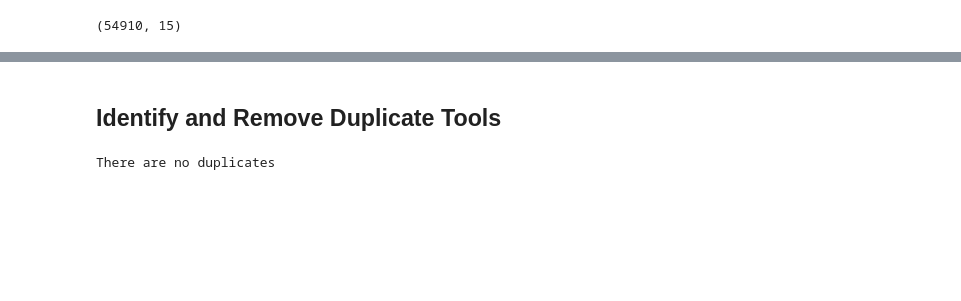
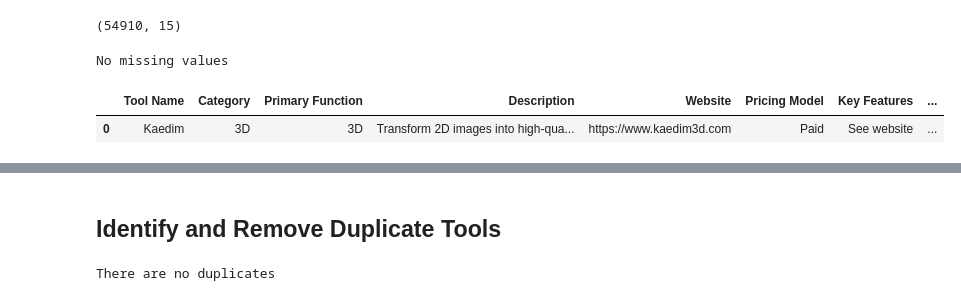
Before and after one commit to KudoroEsther/Files_Deep_Learning, a Jupyter notebook: NeuraGuide/Data_validation_copy.ipynb, the cells around one changed output, grey strips where cells are left out. Cells and saved outputs as stored; diff of their text form; code cells hidden in the pictures; blank space fills up the shorter version.

```diff
--- a/NeuraGuide/Data_validation_copy.ipynb
+++ b/NeuraGuide/Data_validation_copy.ipynb
@@ -34,10 +28,7 @@ logger = logging.getLogger(__name__)
 Importing libraries...
 Libraries imported!
 # %%
-# url = r"C:\Users\owner\Desktop\Files_Deep_Learning\NeuraGuide\AI_Tools.csv"
-# url = r"C:\Users\owner\Desktop\Files_Deep_Learning\NeuraGuide\Test2.csv"
-url = r"C:\Users\owner\Desktop\Files_Deep_Learning\NeuraGuide\Cleaned_AI_Tools_final.csv"
-
+url = r"C:\Users\owner\Desktop\Files_Deep_Learning\NeuraGuide\AI_Tools.csv"
 def load_data(path):
     data = pd.read_csv(path)
     return data
@@ -99,3 +57,33 @@ df.head()
 df.shape
 # %% [output]
 (54910, 15)
+# %%
+def check_missing_values(df):
+    missing_values = df.isnull().sum()
+    if missing_values.sum()>0:
+        print(missing_values[missing_values>0])
+    else:
+        print("No missing values")
+
+check_missing_values(df)
+# %% [output]
+No missing values
+# %%
+
+df["Launch Year"] = np.where(df["Launch Year"] == "Unknown",
+                             np.random.randint(2020, 2025, size=len(df)),
+                             df["Launch Year"])
+
+# df['Launch Year'] = df['Launch Year'].astype('Int64')
+
+df["average_rating"] = np.where(df["average_rating"] == 0.0,
+                             np.round(1 + 4 * np.random.beta(a=5, b=1.5, size=len(df)), 2),
+                             df["average_rating"])
+
+mask = df["Company"] == "Unknown"
+df.loc[mask, "Company"] = df.loc[mask, "Tool Name"]
+# %%
+df.head(1)
+# %% [output]
+|  | Tool Name | Category | Primary Function | Description | Website | Pricing Model | Key Features | ... |
+| 0 | Kaedim | 3D | 3D | Transform 2D images into high-qua... | https://www.kaedim3d.com | Paid | See website | ... |
```
Also changed, not shown: parts of 23 cells of this notebook, 5 other files.
